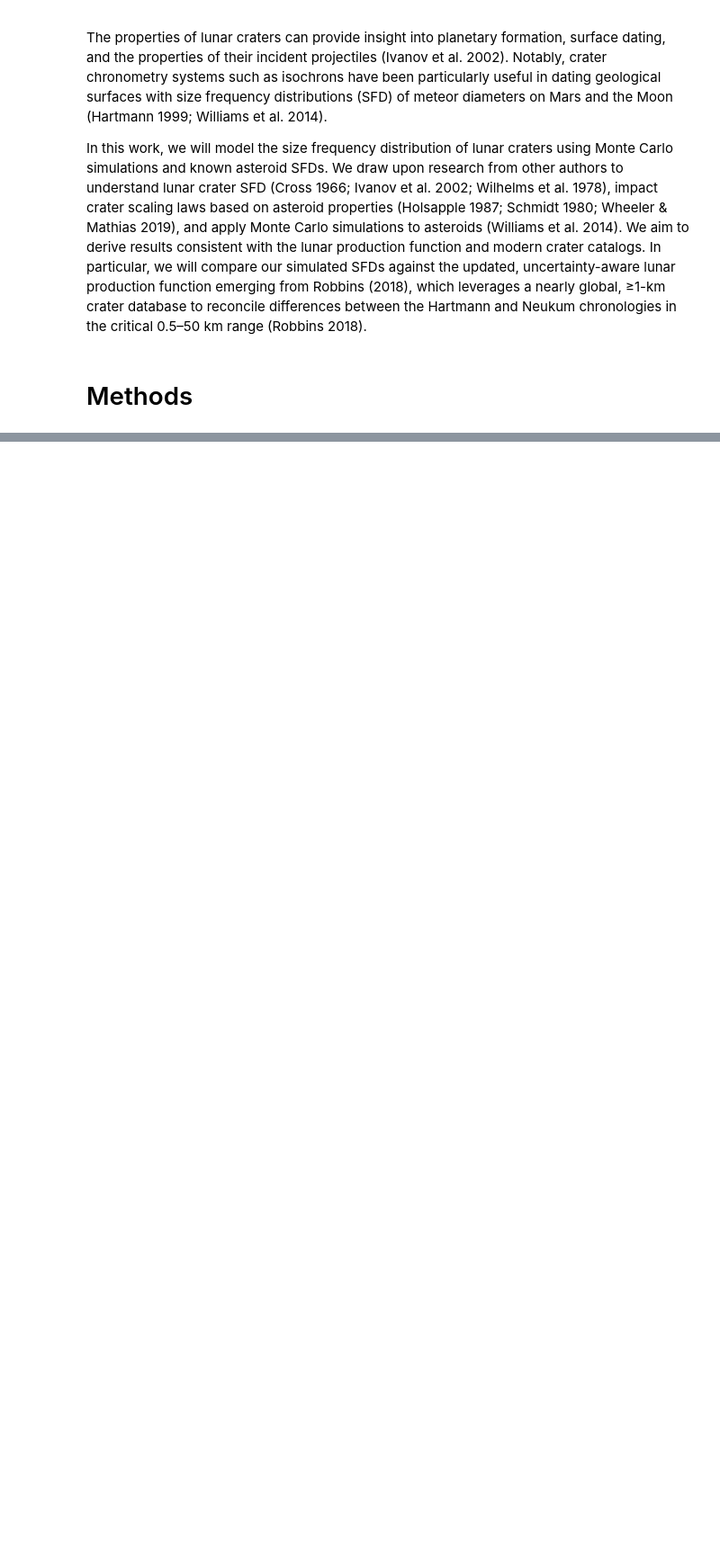
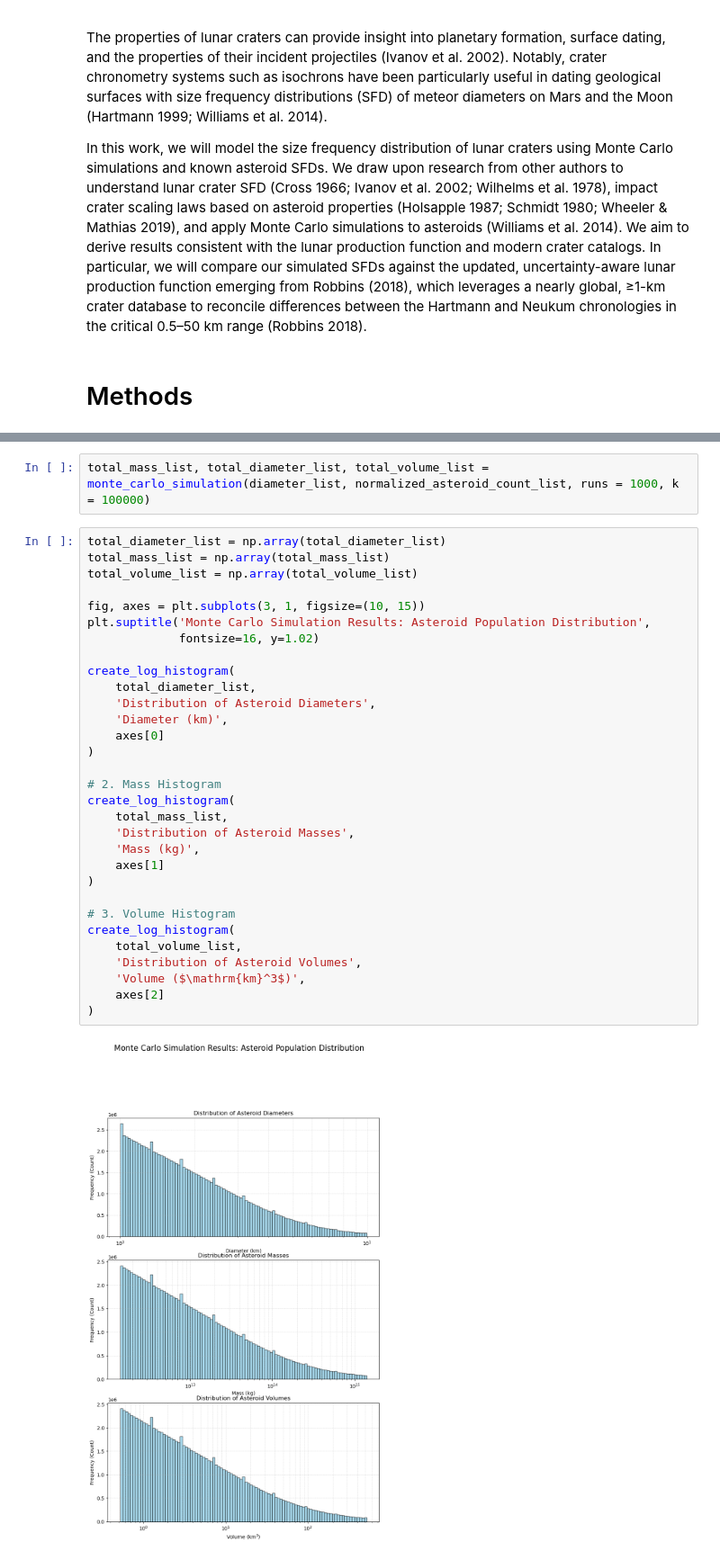
Before and after one commit to CapeGenius/Astrostats-Final, a Jupyter notebook: draft.ipynb, the cells around one changed output, grey strips where cells are left out. Shown at 90% size. Saved outputs shown, nothing was run; the diff lists cells and outputs as text; blank space fills up the shorter version.

```diff
--- a/draft.ipynb
+++ b/draft.ipynb
@@ -85,0 +166,35 @@ max(normalized_asteroid_count_list)
+# %%
+total_mass_list, total_diameter_list, total_volume_list = monte_carlo_simulation(diameter_list, normalized_asteroid_count_list, runs = 1000, k = 100000)
+# %%
+total_diameter_list = np.array(total_diameter_list)
+total_mass_list = np.array(total_mass_list)
+total_volume_list = np.array(total_volume_list)
+
+fig, axes = plt.subplots(3, 1, figsize=(10, 15))
+plt.suptitle('Monte Carlo Simulation Results: Asteroid Population Distribution',
+             fontsize=16, y=1.02)
+
+create_log_histogram(
+    total_diameter_list,
+    'Distribution of Asteroid Diameters',
+    'Diameter (km)',
+    axes[0]
+)
+
+# 2. Mass Histogram
+create_log_histogram(
+    total_mass_list,
+    'Distribution of Asteroid Masses',
+    'Mass (kg)',
+    axes[1]
+)
+
+# 3. Volume Histogram
+create_log_histogram(
+    total_volume_list,
+    'Distribution of Asteroid Volumes',
+    'Volume ($\mathrm{km}^3$)',
+    axes[2]
+)
+# %% [output]
+[figure, added]
```
Also changed, not shown: parts of 6 cells of this notebook.
